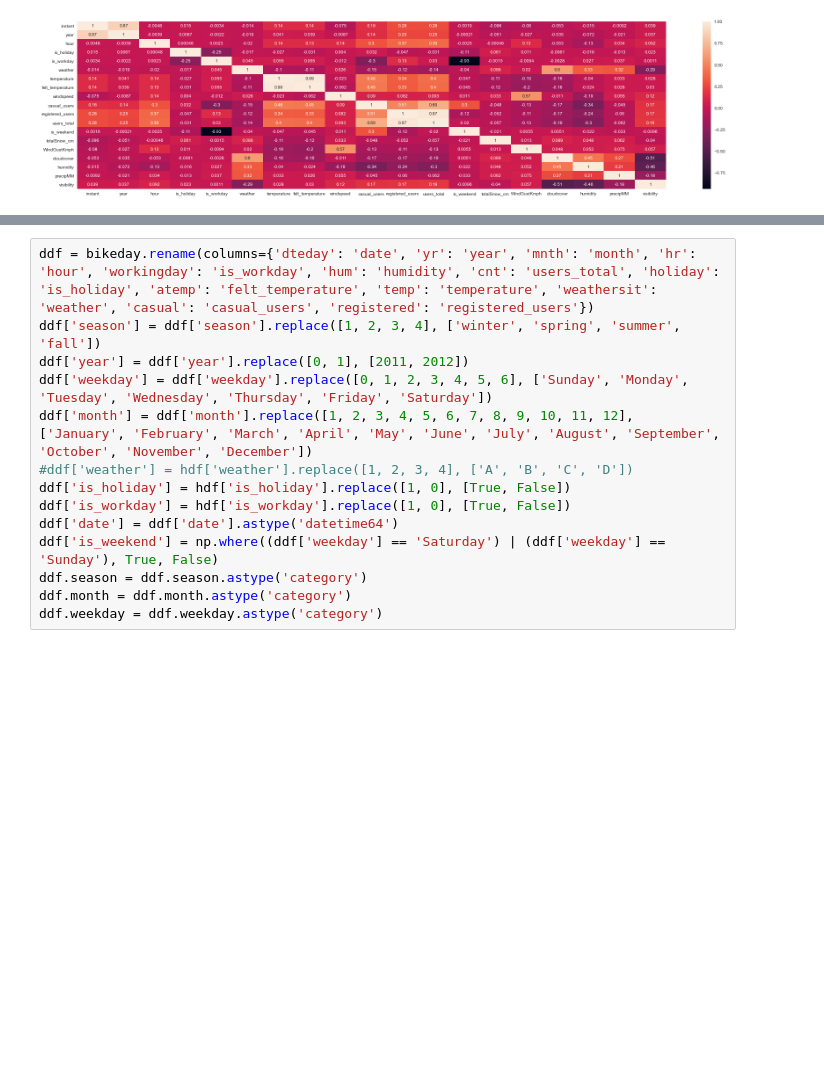
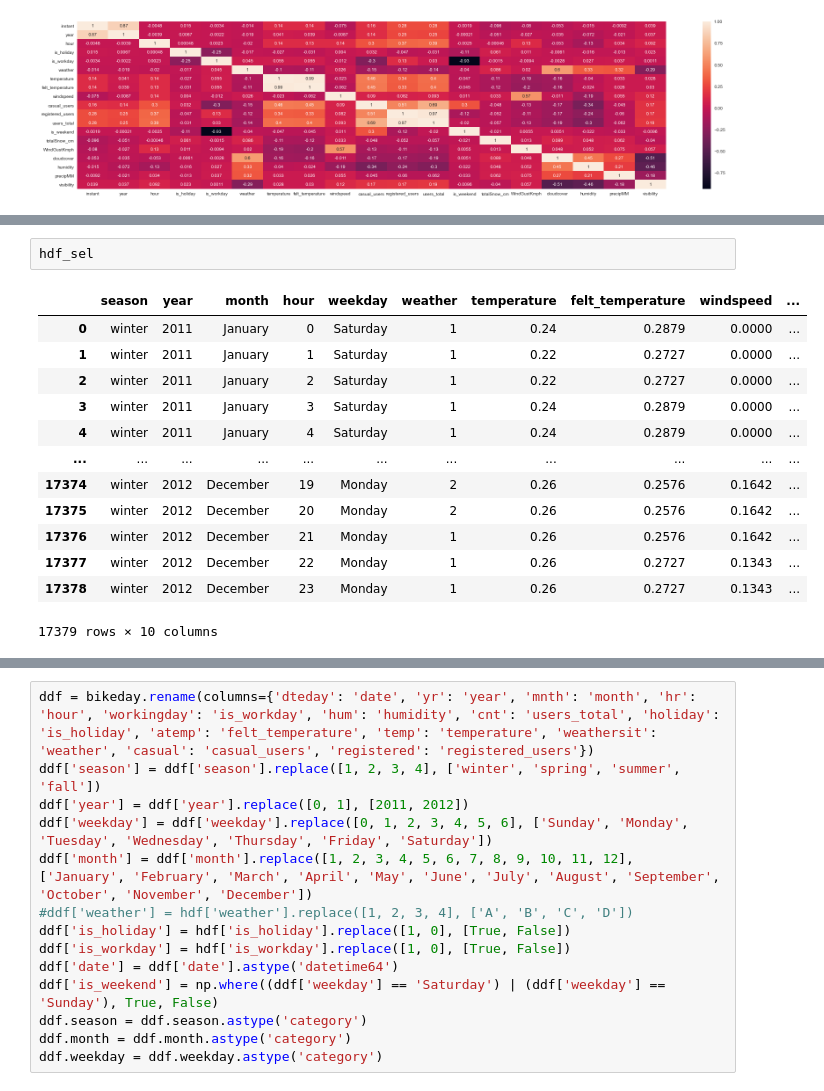
Before and after one commit to karstenWERNER/antelope, a Jupyter notebook: bikeshare/2005-20/2015-20/present.ipynb, the cells around one changed output, grey strips where cells are left out. Saved outputs shown, nothing was run; the diff lists cells and outputs as text; blank space fills up the shorter version.

```diff
--- a/bikeshare/2005-20/2015-20/present.ipynb
+++ b/bikeshare/2005-20/2015-20/present.ipynb
@@ -169,0 +155,16 @@ dtype: object
+# %%
+hdf_sel
+# %% [output]
+|  | season | year | month | hour | weekday | weather | temperature | felt_temperature | windspeed | ... |
+| 0 | winter | 2011 | January | 0 | Saturday | 1 | 0.24 | 0.2879 | 0.0000 | ... |
+| 1 | winter | 2011 | January | 1 | Saturday | 1 | 0.22 | 0.2727 | 0.0000 | ... |
+| 2 | winter | 2011 | January | 2 | Saturday | 1 | 0.22 | 0.2727 | 0.0000 | ... |
+| 3 | winter | 2011 | January | 3 | Saturday | 1 | 0.24 | 0.2879 | 0.0000 | ... |
+| 4 | winter | 2011 | January | 4 | Saturday | 1 | 0.24 | 0.2879 | 0.0000 | ... |
+| ... | ... | ... | ... | ... | ... | ... | ... | ... | ... | ... |
+| 17374 | winter | 2012 | December | 19 | Monday | 2 | 0.26 | 0.2576 | 0.1642 | ... |
+| 17375 | winter | 2012 | December | 20 | Monday | 2 | 0.26 | 0.2576 | 0.1642 | ... |
+| 17376 | winter | 2012 | December | 21 | Monday | 1 | 0.26 | 0.2576 | 0.1642 | ... |
+| 17377 | winter | 2012 | December | 22 | Monday | 1 | 0.26 | 0.2727 | 0.1343 | ... |
+| 17378 | winter | 2012 | December | 23 | Monday | 1 | 0.26 | 0.2727 | 0.1343 | ... |
+17379 rows × 10 columns
```
Also changed, not shown: parts of 7 cells of this notebook.
